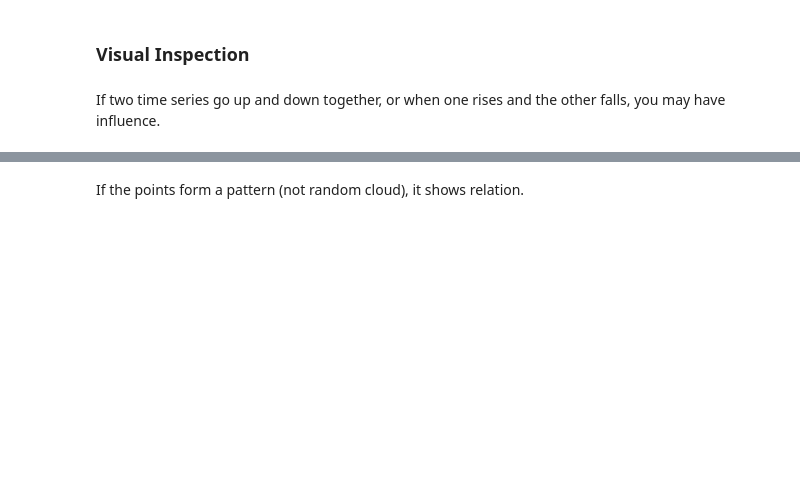
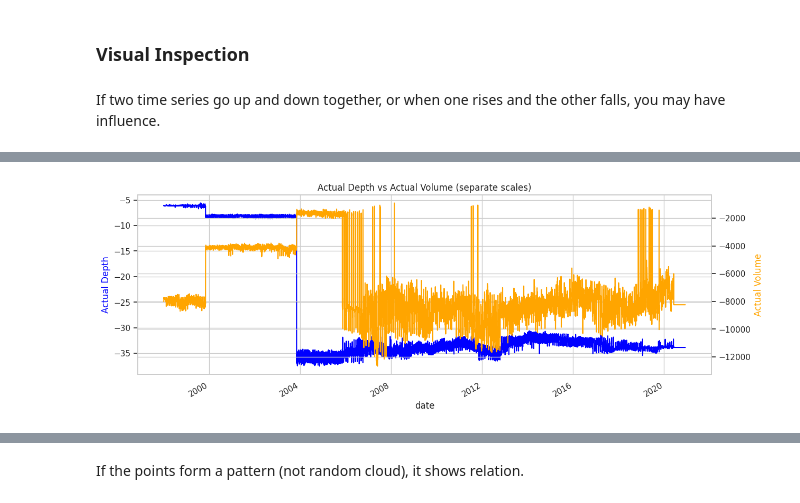
Before and after one commit to NiloofarSoltani-2/Smart-Water-Management, a Jupyter notebook: smart_water_management.ipynb, the cells around one changed output, grey strips where cells are left out. Saved outputs shown, nothing was run; the diff lists cells and outputs as text; code cells hidden in the pictures; blank space fills up the shorter version.

```diff
--- a/smart_water_management.ipynb
+++ b/smart_water_management.ipynb
@@ -237,0 +210,14 @@ df[['actual_depth', 'mean_rainfall']].plot()
+# %%
+fig, ax1 = plt.subplots(figsize=(14, 5))
+
+ax2 = ax1.twinx()
+df['actual_depth'].plot(ax=ax1, color='blue', label='actual_depth')
+df['actual_volume'].plot(ax=ax2, color='orange', label='actual_volume')
+
+ax1.set_ylabel('Actual Depth', color='blue')
+ax2.set_ylabel('Actual Volume', color='orange')
+plt.title('Actual Depth vs Actual Volume (separate scales)')
+plt.grid(True)
+plt.show()
+# %% [output]
+[figure, added]
```
Also changed, not shown: parts of 52 cells of this notebook.
